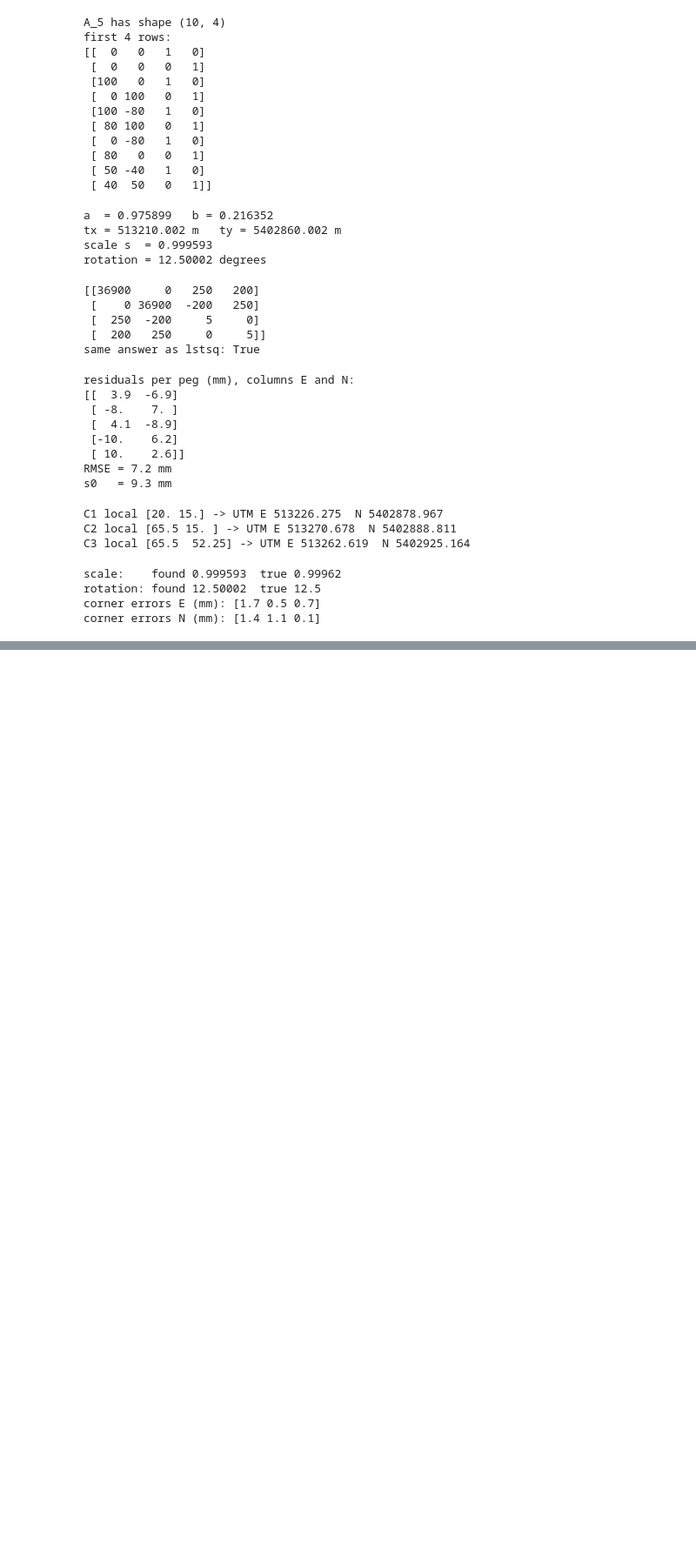
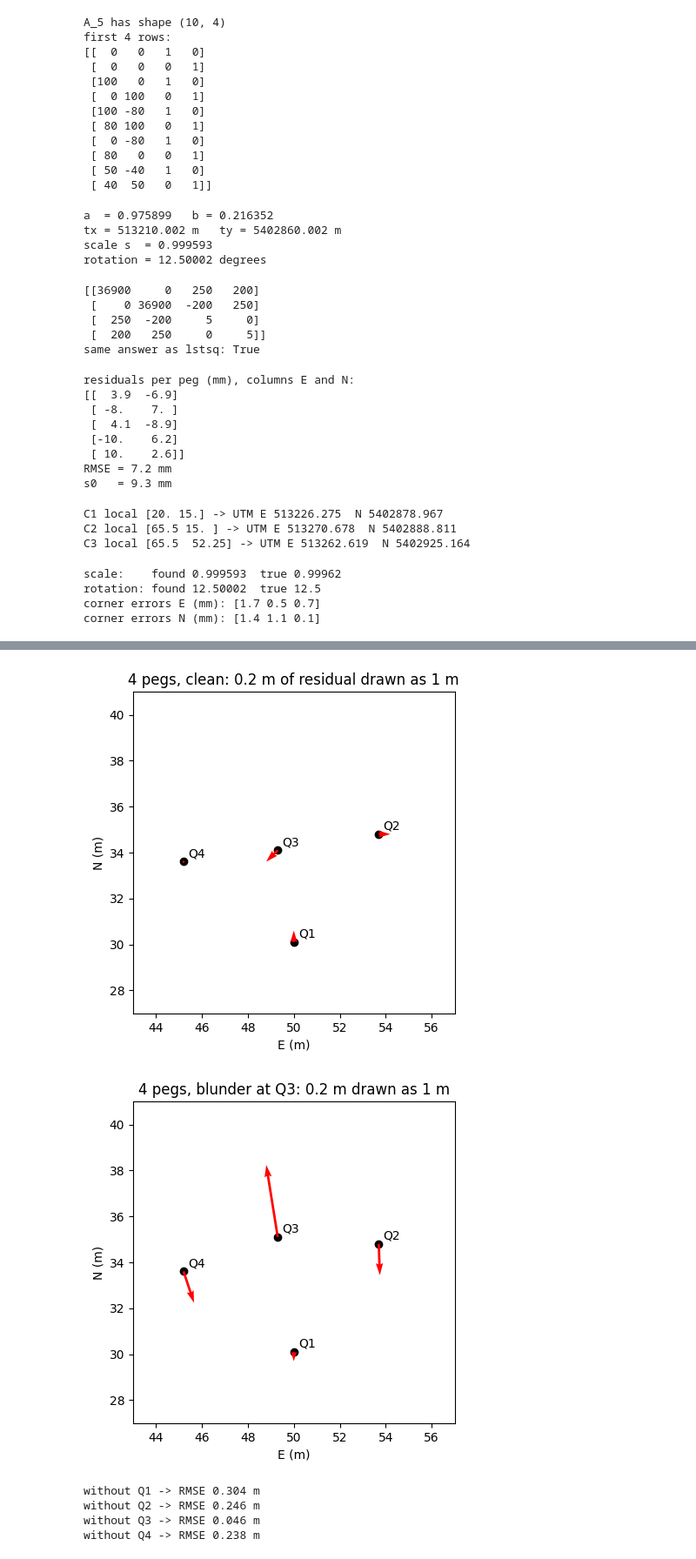
Before and after one commit to AsfandyarFarooqi/learning-log, a Jupyter notebook: week04_least_squares.ipynb, the cells around one changed output, grey strips where cells are left out. Shown at 87% size. Drawn from its saved outputs; the diff is of its cells as text; code cells hidden in the pictures; blank space fills up the shorter version.

```diff
--- a/week04_least_squares.ipynb
+++ b/week04_least_squares.ipynb
@@ -424,0 +524,17 @@ print(ans)
+# %%
+q4_local = np.array([[0, 0], [6, 0], [3, 3], [0, 6]])
+q4_nat = np.array([[50.0, 30.1], [53.7, 34.8], [49.3, 34.1], [45.2, 33.6]])
+x_4, res_4 = helmert_fit(q4_local, q4_nat)
+print("a, b, tx, ty =", np.round(x_4, 4))
+print("residuals (E, N per peg, m):")
+print(np.round(res_4, 3))
+print("RMSE =", round(np.sqrt(np.mean(res_4**2)), 3), "m")
+
+q4_blunder = q4_nat.copy()
+q4_blunder[2, 1] = 35.1
+x_b4, res_b4 = helmert_fit(q4_local, q4_blunder)
+print("a, b, tx, ty =", np.round(x_b4, 4))
+print("residuals (E, N per peg, m):")
+print(np.round(res_b4, 3))
+print("RMSE =", round(np.sqrt(np.mean(res_b4**2)), 3), "m")
+print("arrow lengths (m):", np.round(np.sqrt(np.sum(res_b4**2, axis=1)), 3))
@@ -424,0 +557,33 @@ print(ans)
+# %%
+def draw_arrows_q(nat, res, title):
+    plt.figure()
+    plt.scatter(nat[:, 0], nat[:, 1], color="black")
+    plt.quiver(nat[:, 0], nat[:, 1], res[:, 0], res[:, 1], color="red",
+               angles="xy", scale_units="xy", scale=0.2)
+    for k in range(len(nat)):
+        plt.text(nat[k, 0] + 0.2, nat[k, 1] + 0.2, "Q" + str(k + 1))
+    plt.xlim(43, 57)
+    plt.ylim(27, 41)
+    plt.gca().set_aspect("equal")
+    plt.xlabel("E (m)")
+    plt.ylabel("N (m)")
+    plt.title(title)
+    plt.show()
+
+draw_arrows_q(q4_nat, res_4, "4 pegs, clean: 0.2 m of residual drawn as 1 m")
+draw_arrows_q(q4_blunder, res_b4, "4 pegs, blunder at Q3: 0.2 m drawn as 1 m")
+# %% [output]
+[figure, added]
+[figure, added]
+# %%
+for k in range(4):
+    local_k = np.delete(q4_local, k, axis=0)
+    nat_k = np.delete(q4_blunder, k, axis=0)
+    x_k, res_k = helmert_fit(local_k, nat_k)
+    rmse_k = np.sqrt(np.mean(res_k**2))
+    print("without Q" + str(k + 1), "-> RMSE", round(rmse_k, 3), "m")
+# %% [output]
+without Q1 -> RMSE 0.304 m
+without Q2 -> RMSE 0.246 m
+without Q3 -> RMSE 0.046 m
+without Q4 -> RMSE 0.238 m
```
Also changed, not shown: parts of 5 cells of this notebook.
